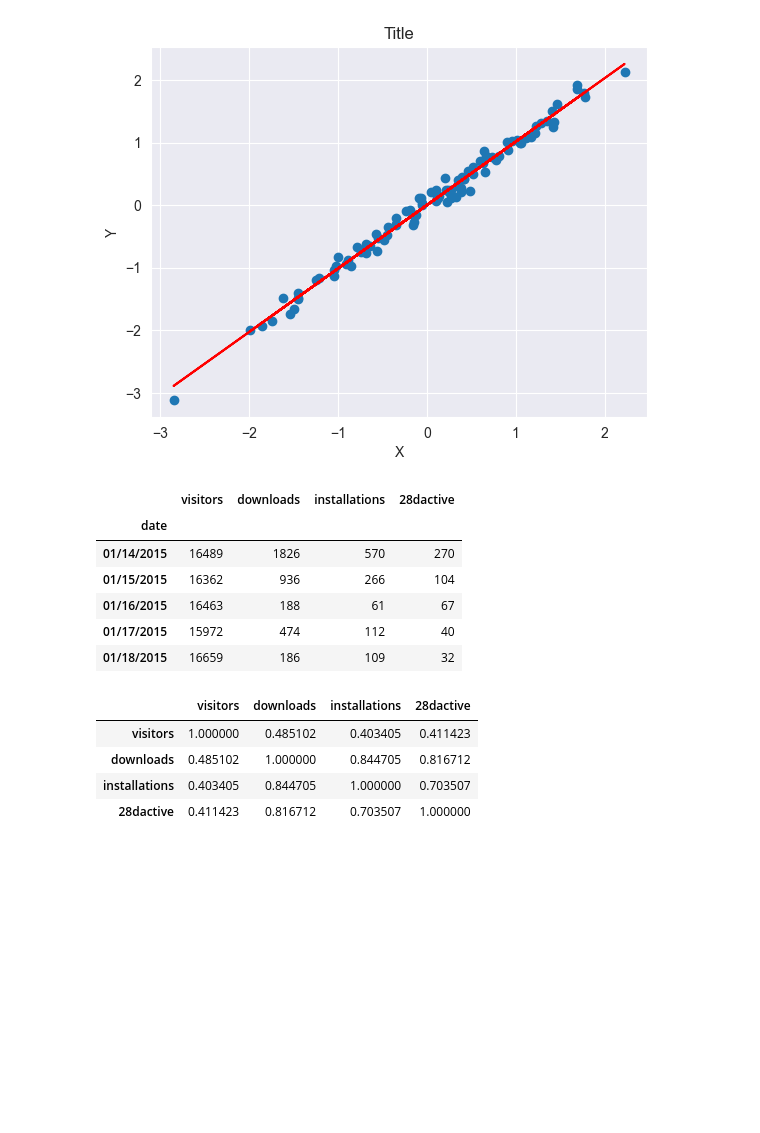
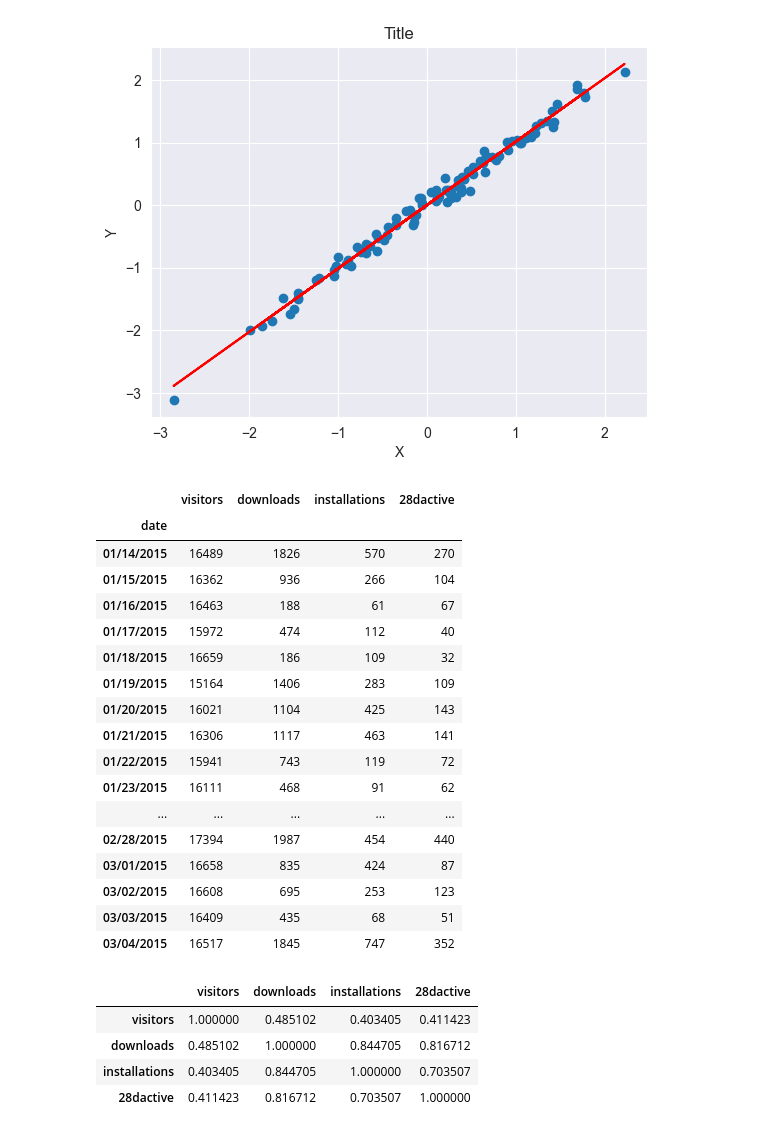
Before and after one commit to ppfenning/AppliedBusiness, a Jupyter notebook: lectures/LEC_02.ipynb, the cells around one changed output. Saved outputs shown, nothing was run; the diff lists cells and outputs as text; code cells hidden in the pictures; blank space fills up the shorter version.

```diff
--- a/lectures/LEC_02.ipynb
+++ b/lectures/LEC_02.ipynb
@@ -57,17 +57,28 @@ plt.title('Title');
 # %%
 import pandas as pd
 
 df = pd.read_csv('../data/kpisetting.csv')
 df.set_index('date', drop=True, inplace=True)
-df.head()
+df.head(50)
 # %% [output]
 |  | visitors | downloads | installations | 28dactive |
 | date |  |  |  |  |
 | 01/14/2015 | 16489 | 1826 | 570 | 270 |
 | 01/15/2015 | 16362 | 936 | 266 | 104 |
 | 01/16/2015 | 16463 | 188 | 61 | 67 |
 | 01/17/2015 | 15972 | 474 | 112 | 40 |
 | 01/18/2015 | 16659 | 186 | 109 | 32 |
+| 01/19/2015 | 15164 | 1406 | 283 | 109 |
+| 01/20/2015 | 16021 | 1104 | 425 | 143 |
+| 01/21/2015 | 16306 | 1117 | 463 | 141 |
+| 01/22/2015 | 15941 | 743 | 119 | 72 |
+| 01/23/2015 | 16111 | 468 | 91 | 62 |
+| ... | ... | ... | ... | ... |
+| 02/28/2015 | 17394 | 1987 | 454 | 440 |
+| 03/01/2015 | 16658 | 835 | 424 | 87 |
+| 03/02/2015 | 16608 | 695 | 253 | 123 |
+| 03/03/2015 | 16409 | 435 | 68 | 51 |
+| 03/04/2015 | 16517 | 1845 | 747 | 352 |
 # %%
 corr = df.corr(numeric_only=True)
 corr
```
Also changed, not shown: parts of 1 cell of this notebook, 2 other files.
